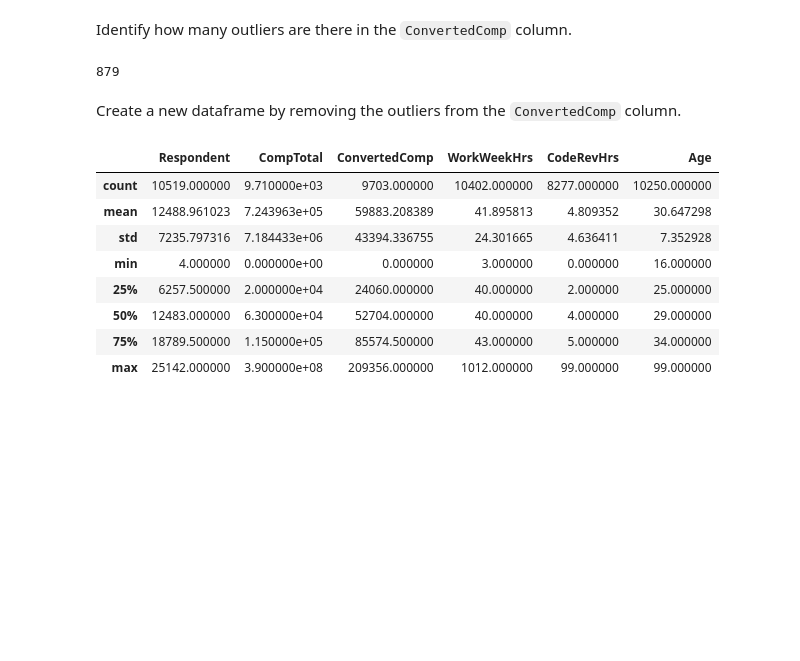
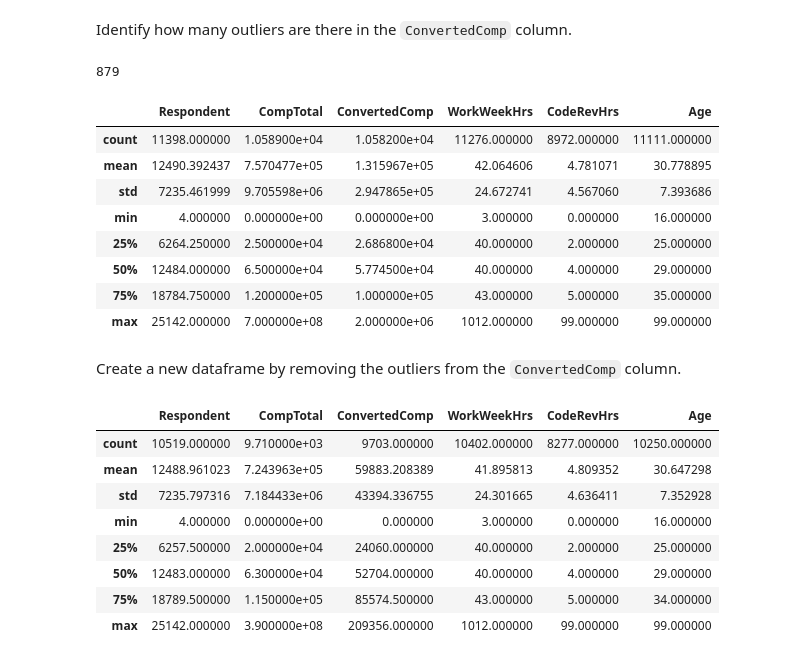
Before and after one commit to Dimspets/IBM_Data_Analyst_Capstone, a Jupyter notebook: M3ExploratoryDataAnalysis-lab.ipynb, the cells around one changed output. Saved outputs shown, nothing was run; the diff lists cells and outputs as text; code cells hidden in the pictures; blank space fills up the shorter version.

```diff
--- a/M3ExploratoryDataAnalysis-lab.ipynb
+++ b/M3ExploratoryDataAnalysis-lab.ipynb
@@ -232,6 +245,18 @@ for conv_comp in df['ConvertedComp']:
 num_outliers
 # %% [output]
 879
+# %%
+df.describe()
+# %% [output]
+|  | Respondent | CompTotal | ConvertedComp | WorkWeekHrs | CodeRevHrs | Age |
+| count | 11398.000000 | 1.058900e+04 | 1.058200e+04 | 11276.000000 | 8972.000000 | 11111.000000 |
+| mean | 12490.392437 | 7.570477e+05 | 1.315967e+05 | 42.064606 | 4.781071 | 30.778895 |
+| std | 7235.461999 | 9.705598e+06 | 2.947865e+05 | 24.672741 | 4.567060 | 7.393686 |
+| min | 4.000000 | 0.000000e+00 | 0.000000e+00 | 3.000000 | 0.000000 | 16.000000 |
+| 25% | 6264.250000 | 2.500000e+04 | 2.686800e+04 | 40.000000 | 2.000000 | 25.000000 |
+| 50% | 12484.000000 | 6.500000e+04 | 5.774500e+04 | 40.000000 | 4.000000 | 29.000000 |
+| 75% | 18784.750000 | 1.200000e+05 | 1.000000e+05 | 43.000000 | 5.000000 | 35.000000 |
+| max | 25142.000000 | 7.000000e+08 | 2.000000e+06 | 1012.000000 | 99.000000 | 99.000000 |
 # %% [markdown]
 Create a new dataframe by removing the outliers from the `ConvertedComp` column.
 # %%
```
Also changed, not shown: parts of 3 cells of this notebook.
